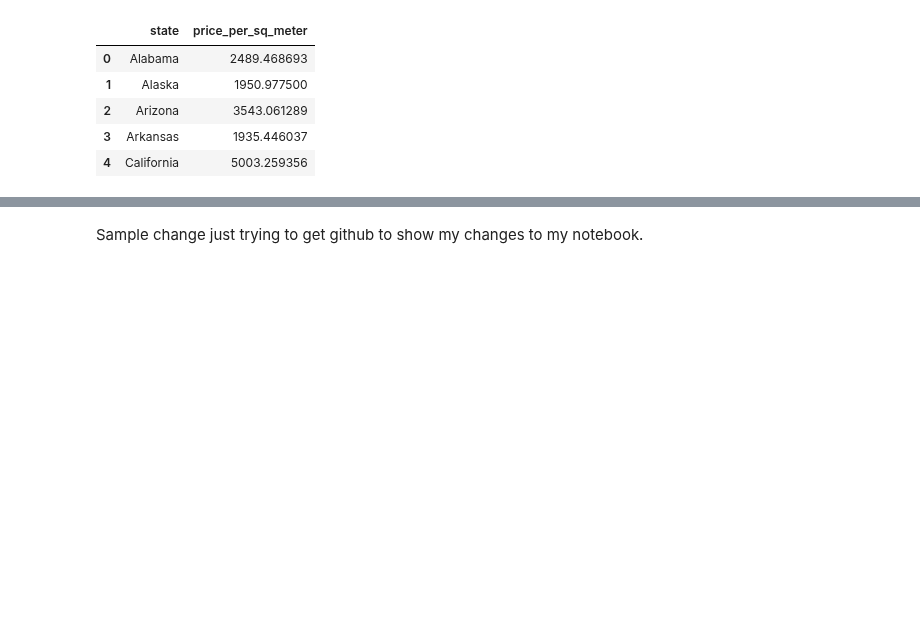
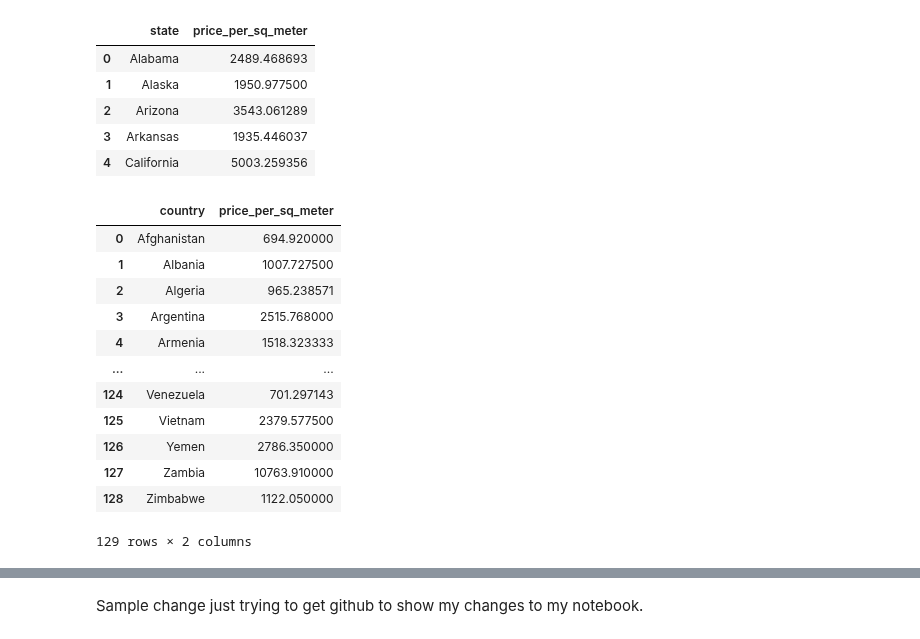
Before and after one commit to apsocarras/team-week, a Jupyter notebook: alex_work.ipynb, the cells around one changed output, grey strips where cells are left out. Saved outputs shown, nothing was run; the diff lists cells and outputs as text; code cells hidden in the pictures; blank space fills up the shorter version.

Commit message:
WIP: global choropleth (country level) with USA (state level)

```diff
--- a/alex_work.ipynb
+++ b/alex_work.ipynb
@@ -181,5 +181,24 @@ See the caveats in the documentation: https://pandas.pydata.org/pandas-docs/stab
 | 2 | Arizona | 3543.061289 |
 | 3 | Arkansas | 1935.446037 |
 | 4 | California | 5003.259356 |
+# %%
+world = combo_locations[combo_locations.country!="United States"]
+world_data = world[['country','price_per_sq_meter']]
+world_data = world_data.groupby('country').mean("price_sq_meter").reset_index()
+world_data
+# %% [output]
+|  | country | price_per_sq_meter |
+| 0 | Afghanistan | 694.920000 |
+| 1 | Albania | 1007.727500 |
+| 2 | Algeria | 965.238571 |
+| 3 | Argentina | 2515.768000 |
+| 4 | Armenia | 1518.323333 |
+| ... | ... | ... |
+| 124 | Venezuela | 701.297143 |
+| 125 | Vietnam | 2379.577500 |
+| 126 | Yemen | 2786.350000 |
+| 127 | Zambia | 10763.910000 |
+| 128 | Zimbabwe | 1122.050000 |
+129 rows × 2 columns
 # %%
 import folium
```
Also changed, not shown: parts of 2 cells of this notebook.
